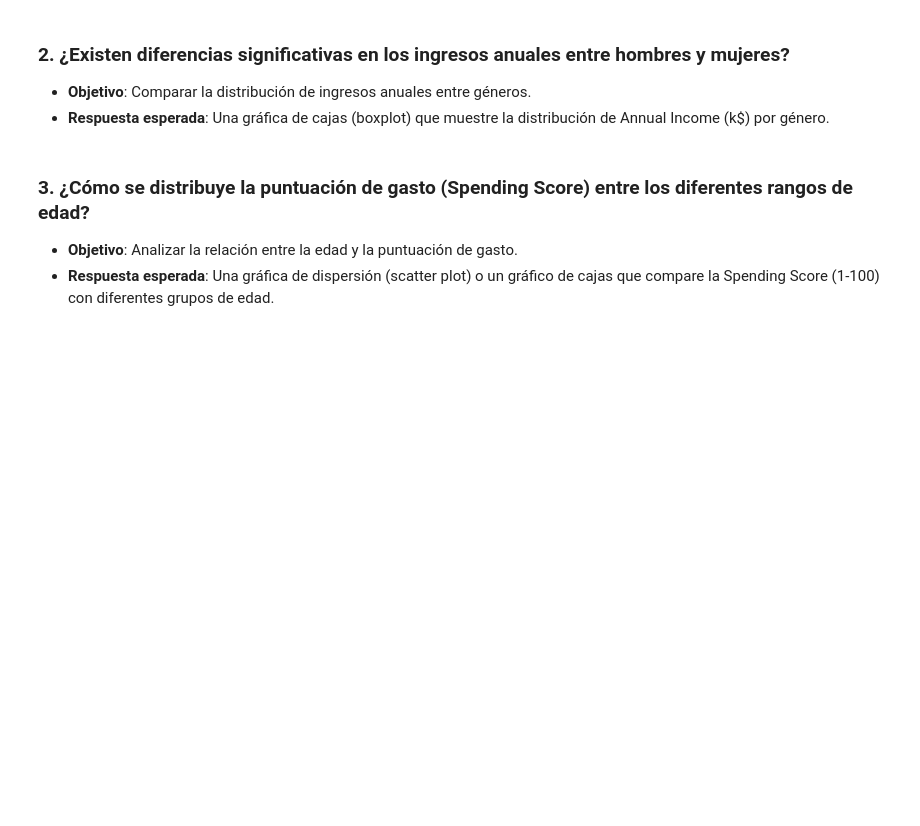
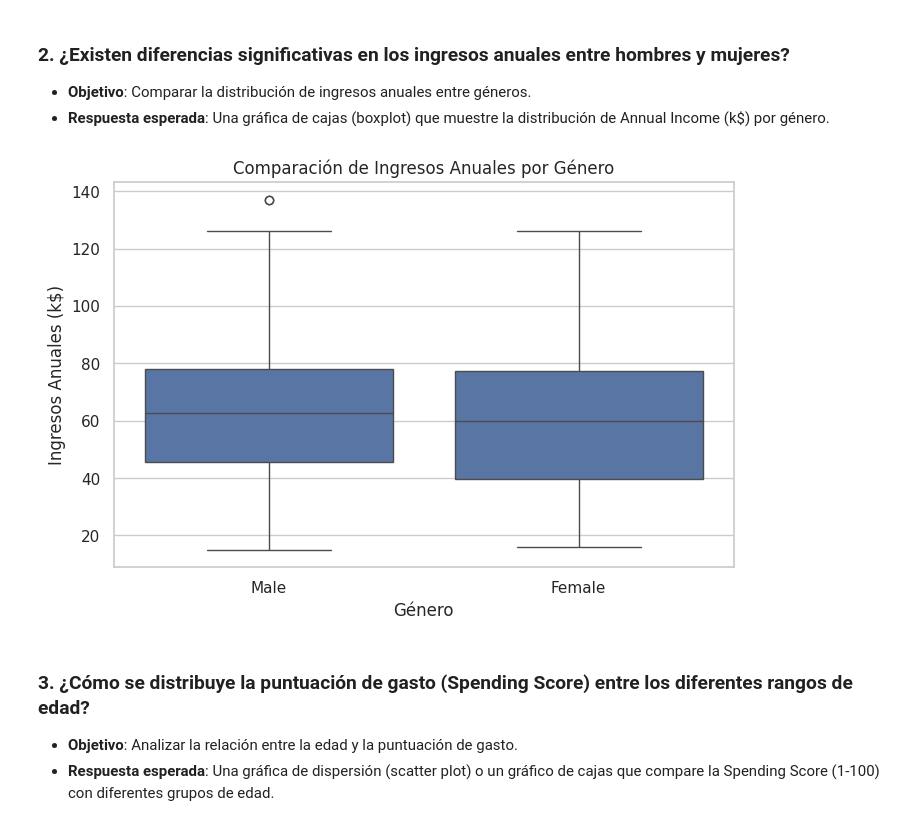
Before and after one commit to Marcelo116/aprendizaje_no_supervizado, a Jupyter notebook: 1_EDA.ipynb, the cells around one changed output. Cells and saved outputs as stored; diff of their text form; code cells hidden in the pictures; blank space fills up the shorter version.

```diff
--- a/1_EDA.ipynb
+++ b/1_EDA.ipynb
@@ -25,7 +55,22 @@ import seaborn as sns
 - **Objetivo**: Comparar la distribución de ingresos anuales entre géneros.
 - **Respuesta esperada**: Una gráfica de cajas (boxplot) que muestre la distribución de Annual Income (k$) por género.
 # %%
-# tu código aquí
+# Configuración de estilo
+sns.set(style="whitegrid")
+
+# Crear boxplot de ingresos anuales por género
+plt.figure(figsize=(8, 5))
+sns.boxplot(x='Gender', y='Annual Income (k$)', data=df)
+
+# Títulos y etiquetas
+plt.title('Comparación de Ingresos Anuales por Género')
+plt.xlabel('Género')
+plt.ylabel('Ingresos Anuales (k$)')
+
+# Mostrar gráfica
+plt.show()
+# %% [output]
+[figure, added]
 # %% [markdown]
 ### 3. ¿Cómo se distribuye la puntuación de gasto (Spending Score) entre los diferentes rangos de edad?
 - **Objetivo**: Analizar la relación entre la edad y la puntuación de gasto.
```
Also changed, not shown: parts of 9 cells of this notebook.
